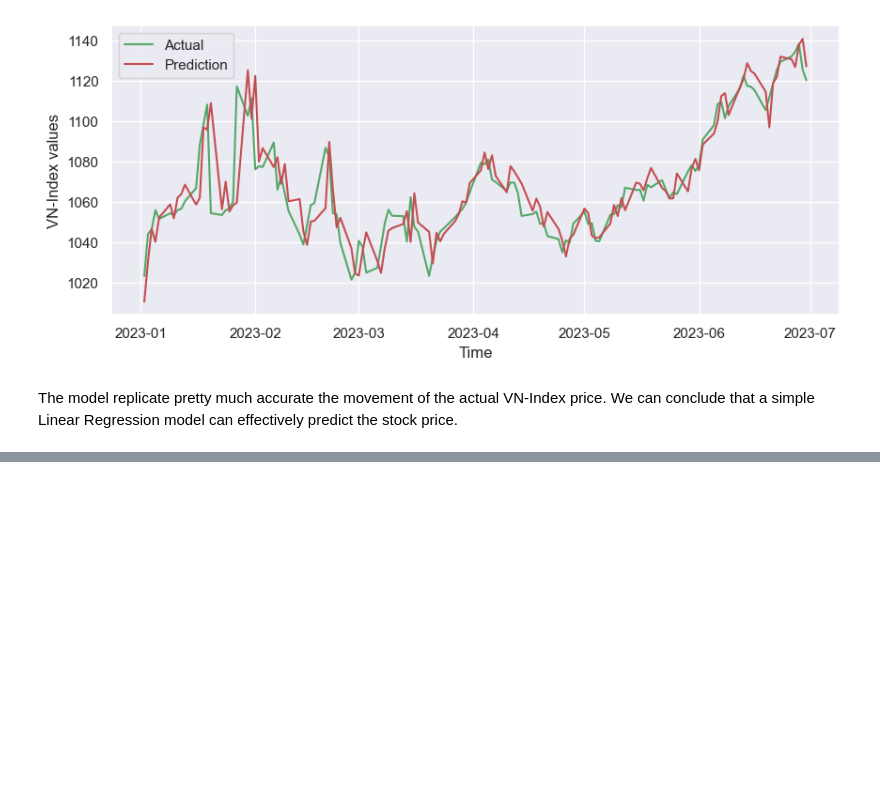
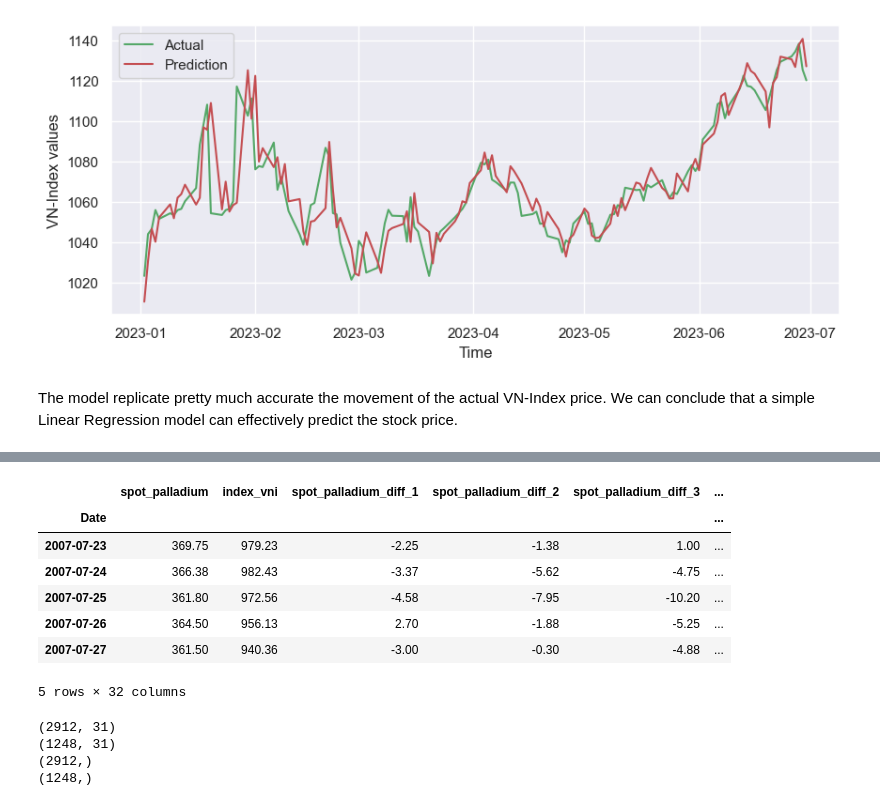
Before and after one commit to DuyDoanLearning/stock_market_prediction_MachineLearning_and_LSTM, a Jupyter notebook: 2. ML Models/ML Models - Regression_18.8 - No log diff.ipynb, the cells around one changed output, grey strips where cells are left out. Saved outputs shown, nothing was run; the diff lists cells and outputs as text; code cells hidden in the pictures; blank space fills up the shorter version.

```diff
--- a/2. ML Models/ML Models - Regression_18.8 - No log diff.ipynb
+++ b/2. ML Models/ML Models - Regression_18.8 - No log diff.ipynb
@@ -611,0 +751,4 @@ The model replicate pretty much accurate the movement of the actual VN-Index pri
+# %%
+# Generate data single feature
+data_single = data[['spot_palladium', 'index_vni']]
+data_single.head()
@@ -611,0 +824,35 @@ The model replicate pretty much accurate the movement of the actual VN-Index pri
+# %%
+# Generate lag version of single feature data
+single_feature_lag = generate_lag(data_single, 5)
+single_feature_ret = generate_return(data_single, 5)
+single_feature_lag = generate_diff(data_single, 5)
+
+# Combine data
+single_feature_data = pd.concat([data_single, single_feature_lag, single_feature_ret, single_feature_lag], axis = 1)
+# %%
+# Exclude nan values
+single_feature_data = single_feature_data.iloc[15:]
+
+# Check first 5 rows again
+single_feature_data.head()
+# %% [output]
+|  | spot_palladium | index_vni | spot_palladium_diff_1 | spot_palladium_diff_2 | spot_palladium_diff_3 | ... |
+| Date |  |  |  |  |  | ... |
+| 2007-07-23 | 369.75 | 979.23 | -2.25 | -1.38 | 1.00 | ... |
+| 2007-07-24 | 366.38 | 982.43 | -3.37 | -5.62 | -4.75 | ... |
+| 2007-07-25 | 361.80 | 972.56 | -4.58 | -7.95 | -10.20 | ... |
+| 2007-07-26 | 364.50 | 956.13 | 2.70 | -1.88 | -5.25 | ... |
+| 2007-07-27 | 361.50 | 940.36 | -3.00 | -0.30 | -4.88 | ... |
+5 rows × 32 columns
+# %%
+# Train test split the data
+X_train, y_train, X_test, y_test = train_test_split(single_feature_data, 'index_vni')
+
+# Scaling the data
+X_train_scaled = scaler.fit_transform(X_train)
+X_test_scaled = scaler.transform(X_test)
+# %% [output]
+(2912, 31)
+(1248, 31)
+(2912,)
+(1248,)
```
Also changed, not shown: parts of 35 cells of this notebook.
